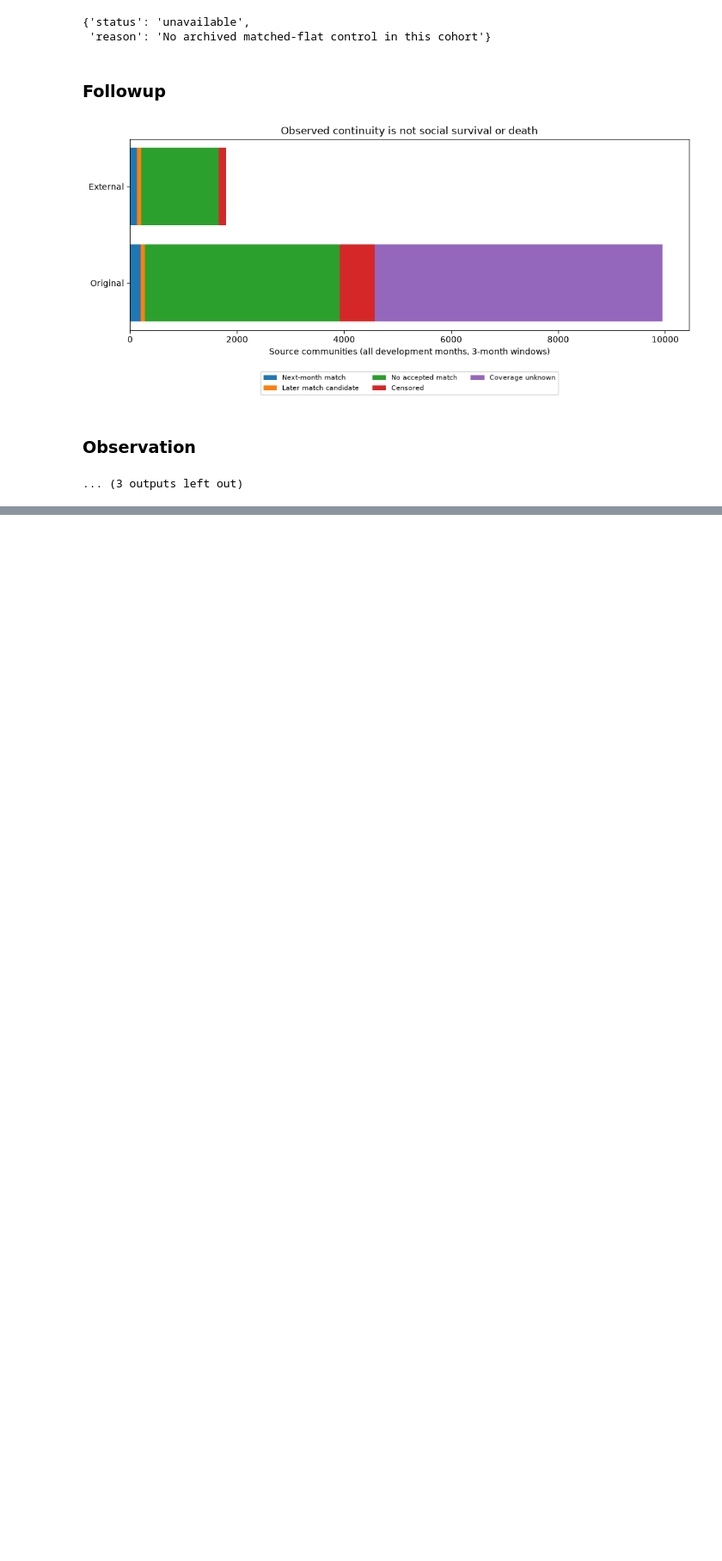
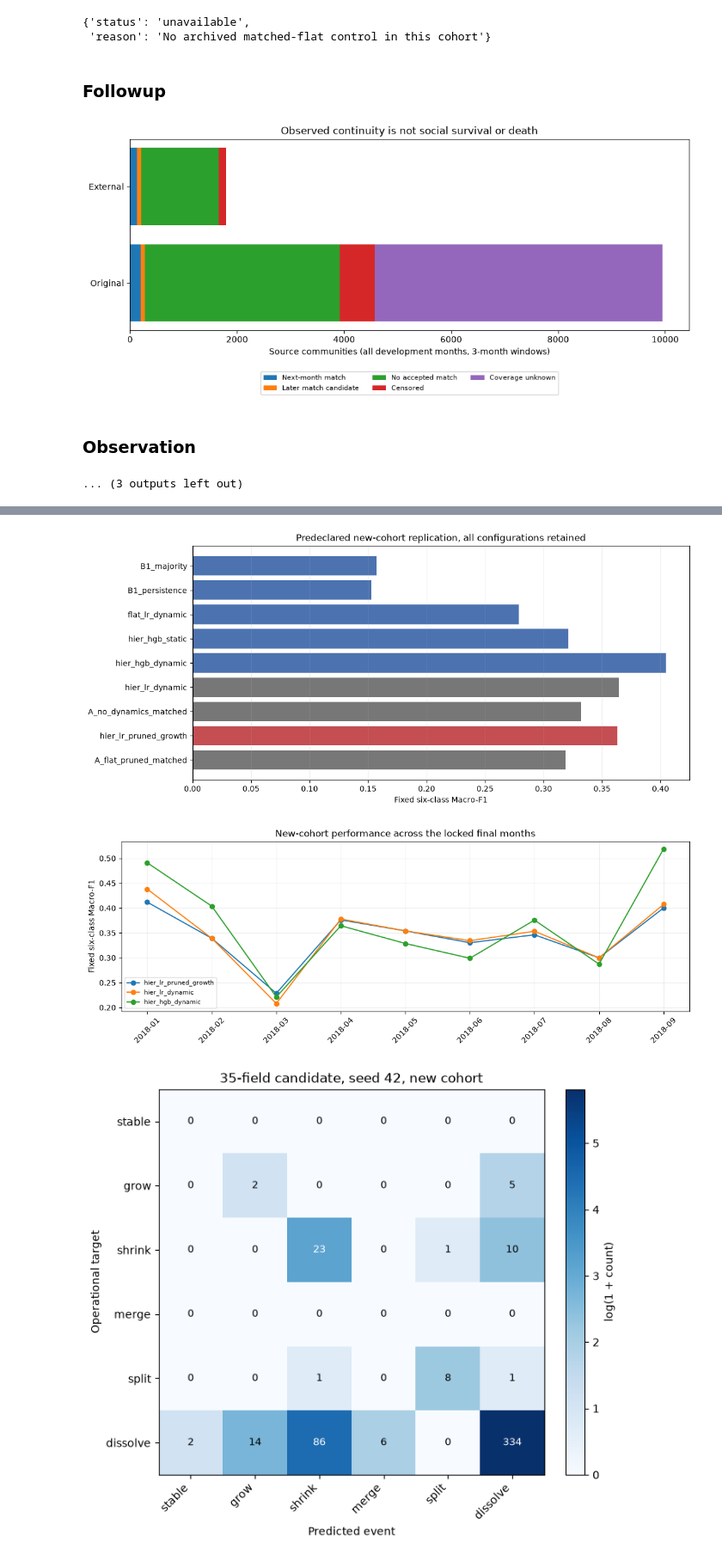
Before and after one commit to TamNgx179/reddit-community-evolution, a Jupyter notebook: notebooks/core/05_temporal_activity_study.ipynb, the cells around one changed output, grey strips where cells are left out. Shown at 86% size. Saved outputs shown, nothing was run; the diff lists cells and outputs as text; code cells hidden in the pictures; blank space fills up the shorter version.

```diff
--- a/notebooks/core/05_temporal_activity_study.ipynb
+++ b/notebooks/core/05_temporal_activity_study.ipynb
@@ -370,0 +485,19 @@ for name, figure in audit_figures(audits).items():
+# %%
+# Read sealed evidence without refitting or changing any stored predictions.
+from reddit_sna.reporting.prospective import read_prospective, render_prospective, prospective_figures
+prospective_root = project / "artifacts/prospective/ideological-001"
+prospective_data = read_prospective(prospective_root)
+display(Markdown(render_prospective(prospective_data)))
+for prospective_name, prospective_figure in prospective_figures(prospective_data).items():
+    # Improve contrast of count labels on the logarithmic confusion colors.
+    # This changes presentation only. Matrix counts and metric inputs stay fixed.
+    import numpy as np
+    for prospective_axis in prospective_figure.axes:
+        for prospective_image in prospective_axis.images:
+            colors = np.asarray(prospective_image.get_array())
+            for count_text in prospective_axis.texts:
+                column, row = (int(round(v)) for v in count_text.get_position())
+                count_text.set_color("white" if colors[row, column] > colors.max() / 2 else "black")
+    display(prospective_figure)
+    plt.close(prospective_figure)
+# %% [output]
@@ -370,0 +564,3 @@ for name, figure in audit_figures(audits).items():
+[figure, added]
+[figure, added]
+[figure, added]
```
Also changed, not shown: parts of 7 cells of this notebook, 17 other files.
